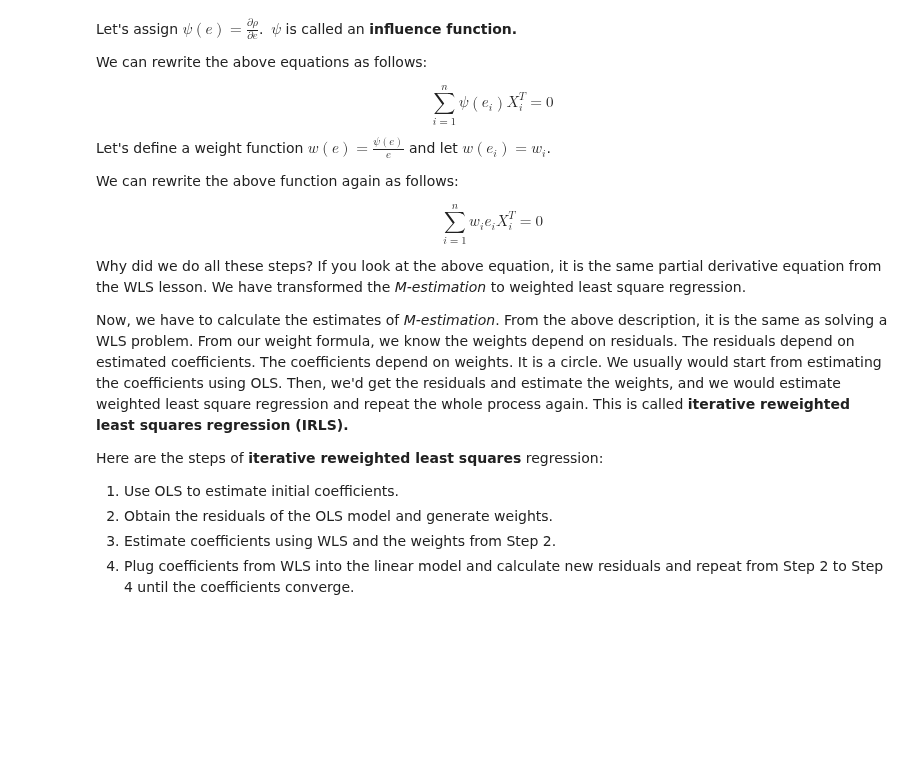
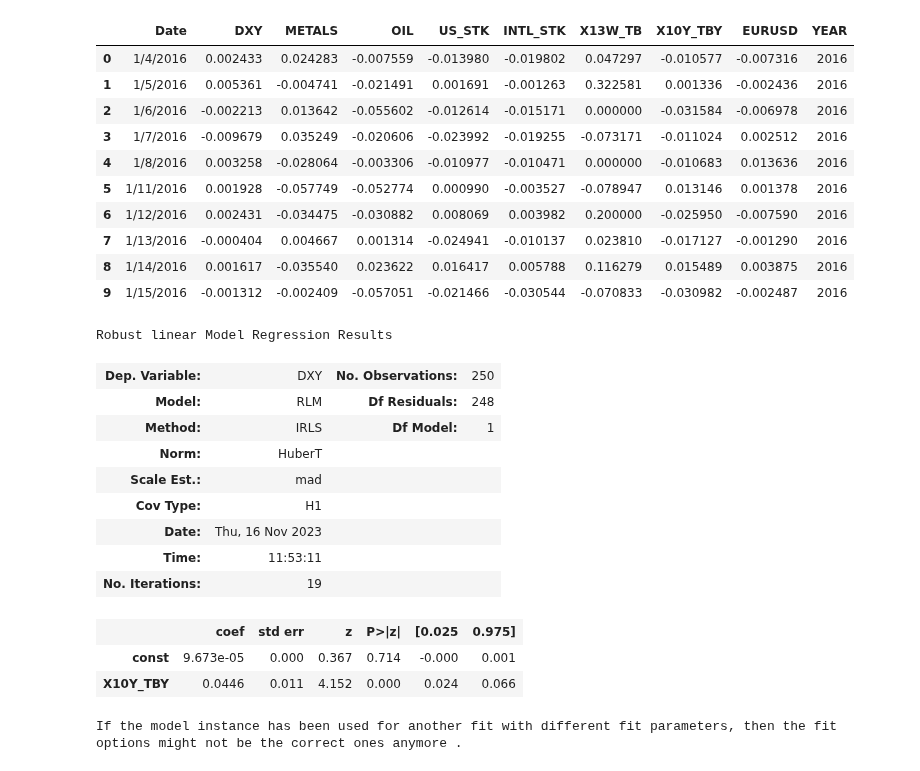
Before and after one commit to adevrent/wqu_mscfe, a Jupyter notebook: Financial Econometrics/M2/L2.ipynb, the cells around one changed output. Drawn from its saved outputs; the diff is of its cells as text; code cells hidden in the pictures; blank space fills up the shorter version.

```diff
--- a/Financial Econometrics/M2/L2.ipynb
+++ b/Financial Econometrics/M2/L2.ipynb
@@ -41,24 +223,40 @@ $$ \begin{bmatrix}
-# %% [markdown]
-Let's assign $\psi (e) = \frac{\partial \rho }{\partial e}$. $\ \psi$ is called an **influence function.**
-
-We can rewrite the above equations as follows:
-
-$$ \sum_{i=1}^{n} \psi (e_{i}) X_{i}^{T} = 0 $$
-
-Let's define a weight function $w (e) = \frac{\psi (e)}{e}$ and let $w(e_{i}) = w_{i}$.
-
-We can rewrite the above function again as follows:
-
-$$ \sum_{i=1}^{n} w_{i} e_{i} X_{i}^{T} = 0 $$
-
-
-Why did we do all these steps? If you look at the above equation, it is the same partial derivative equation from the WLS lesson. We have transformed the *M-estimation* to weighted least square regression.
-
-Now, we have to calculate the estimates of *M-estimation*. From the above description, it is the same as solving a WLS problem. From our weight formula, we know the weights depend on residuals. The residuals depend on estimated coefficients. The coefficients depend on weights. It is a circle. We usually would start from estimating the coefficients using OLS. Then, we'd get the residuals and estimate the weights, and we would estimate weighted least square regression and repeat the whole process again. This is called **iterative reweighted least squares** **regression (IRLS).**
-
-Here are the steps of **iterative reweighted least squares** regression:
-
-1. Use OLS to estimate initial coefficients.
-2. Obtain the residuals of the OLS model and generate weights.
-3. Estimate coefficients using WLS and the weights from Step 2.
-4. Plug coefficients from WLS into the linear model and calculate new residuals and repeat from Step 2 to Step 4 until the coefficients converge.
+# %%
+data_set = pd.read_csv("/home/sscf/wqu_mscfe/Financial Econometrics/M2/fin_data_set.csv")
+data_set.head(10)
+# %% [output]
+|  | Date | DXY | METALS | OIL | US_STK | INTL_STK | X13W_TB | X10Y_TBY | EURUSD | YEAR |
+| 0 | 1/4/2016 | 0.002433 | 0.024283 | -0.007559 | -0.013980 | -0.019802 | 0.047297 | -0.010577 | -0.007316 | 2016 |
+| 1 | 1/5/2016 | 0.005361 | -0.004741 | -0.021491 | 0.001691 | -0.001263 | 0.322581 | 0.001336 | -0.002436 | 2016 |
+| 2 | 1/6/2016 | -0.002213 | 0.013642 | -0.055602 | -0.012614 | -0.015171 | 0.000000 | -0.031584 | -0.006978 | 2016 |
+| 3 | 1/7/2016 | -0.009679 | 0.035249 | -0.020606 | -0.023992 | -0.019255 | -0.073171 | -0.011024 | 0.002512 | 2016 |
+| 4 | 1/8/2016 | 0.003258 | -0.028064 | -0.003306 | -0.010977 | -0.010471 | 0.000000 | -0.010683 | 0.013636 | 2016 |
+| 5 | 1/11/2016 | 0.001928 | -0.057749 | -0.052774 | 0.000990 | -0.003527 | -0.078947 | 0.013146 | 0.001378 | 2016 |
+| 6 | 1/12/2016 | 0.002431 | -0.034475 | -0.030882 | 0.008069 | 0.003982 | 0.200000 | -0.025950 | -0.007590 | 2016 |
+| 7 | 1/13/2016 | -0.000404 | 0.004667 | 0.001314 | -0.024941 | -0.010137 | 0.023810 | -0.017127 | -0.001290 | 2016 |
+| 8 | 1/14/2016 | 0.001617 | -0.035540 | 0.023622 | 0.016417 | 0.005788 | 0.116279 | 0.015489 | 0.003875 | 2016 |
+| 9 | 1/15/2016 | -0.001312 | -0.002409 | -0.057051 | -0.021466 | -0.030544 | -0.070833 | -0.030982 | -0.002487 | 2016 |
+# %%
+# Robust Linear Regression model, Huber method
+rr_huber = sm.RLM(data_set["DXY"], sm.add_constant(data_set["X10Y_TBY"]), M=sm.robust.norms.HuberT())  # RLM: Robust Linear Model
+rr_huber_results = rr_huber.fit()
+rr_huber_results.summary()  # Method: IRLS   means IRLS: Iterative Re-weighted Least Squares
+                                                # 1. start with an OLS to calculate initial coefficient estimators and get residuals to estimate variance of error terms.
+                                                # 2. use residuals to estimate variance of error terms to calculate weights.
+                                                # 3. run a WLS model with weights from step 2. to re-calculate coefficient estimators.
+                                                # 4. plug the re-calculated coefficients from WLS into the linear model and re-calculate residuals.
+                                                # 5. repeat from step 2. to step 4. until coefficients CONVERGE.
+# %% [output]
+Robust linear Model Regression Results
+| Dep. Variable: | DXY | No. Observations: | 250 |
+| Model: | RLM | Df Residuals: | 248 |
+| Method: | IRLS | Df Model: | 1 |
+| Norm: | HuberT |  |  |
+| Scale Est.: | mad |  |  |
+| Cov Type: | H1 |  |  |
+| Date: | Thu, 16 Nov 2023 |  |  |
+| Time: | 11:53:11 |  |  |
+| No. Iterations: | 19 |  |  |
+|  | coef | std err | z | P>|z| | [0.025 | 0.975] |
+| const | 9.673e-05 | 0.000 | 0.367 | 0.714 | -0.000 | 0.001 |
+| X10Y_TBY | 0.0446 | 0.011 | 4.152 | 0.000 | 0.024 | 0.066 |
+If the model instance has been used for another fit with different fit parameters, then the fit options might not be the correct ones anymore .
```
Also changed, not shown: parts of 24 cells of this notebook, 1 other file.
